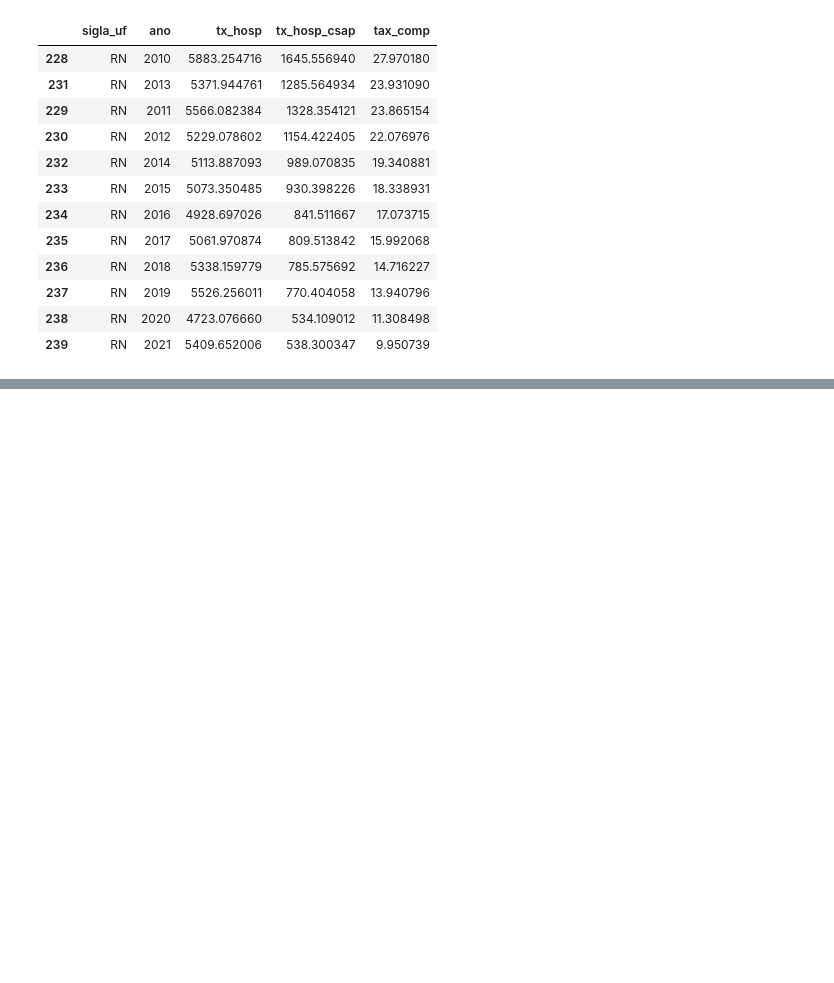
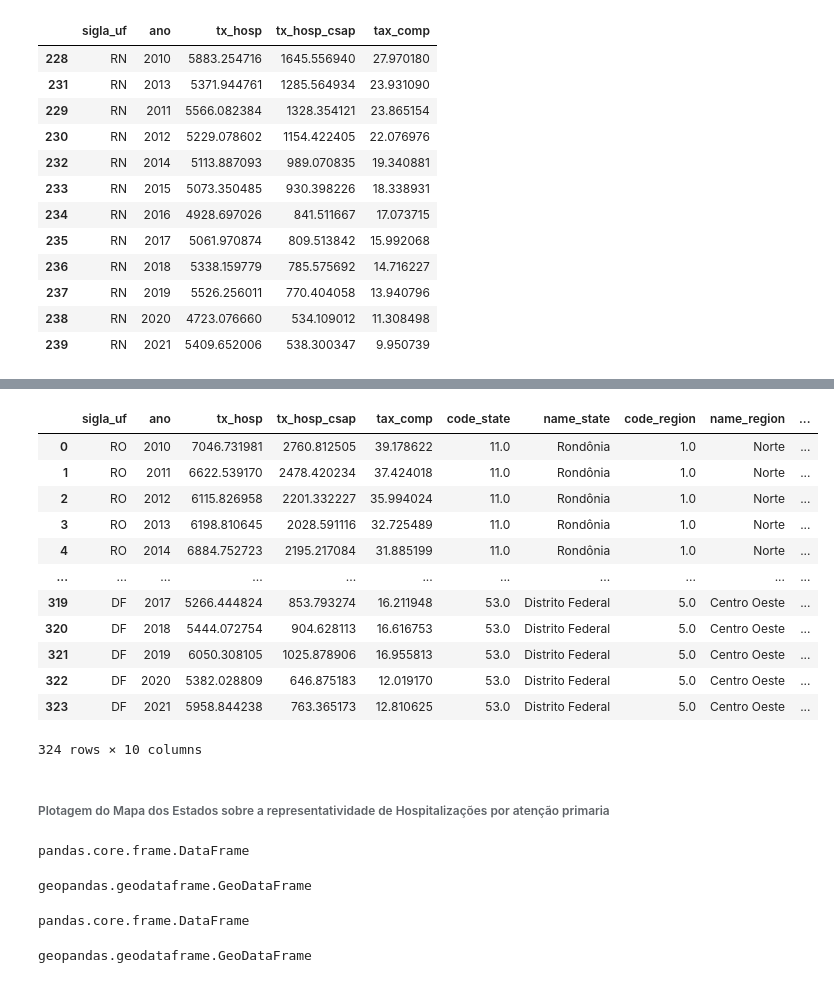
Before and after one commit to CyberBantu/Analise-de-Cobertura-Vacinal, a Jupyter notebook: Analise_Cobertura_Vacinal.ipynb, the cells around one changed output, grey strips where cells are left out. Drawn from its saved outputs; the diff is of its cells as text; code cells hidden in the pictures; blank space fills up the shorter version.

```diff
--- a/Analise_Cobertura_Vacinal.ipynb
+++ b/Analise_Cobertura_Vacinal.ipynb
@@ -666,0 +692,3 @@ TypeError: ignored
+# %%
+mapa_base = geobr.read_state().rename(columns = {'abbrev_state' : 'sigla_uf'})
+mapa_base.head()
@@ -666,0 +702,33 @@ TypeError: ignored
+# %%
+mapa_nacional_hosp = agrup_tx_hospitalidade.merge(mapa_base, on = 'sigla_uf', how='right')
+mapa_nacional_hosp
+# %% [output]
+|  | sigla_uf | ano | tx_hosp | tx_hosp_csap | tax_comp | code_state | name_state | code_region | name_region | ... |
+| 0 | RO | 2010 | 7046.731981 | 2760.812505 | 39.178622 | 11.0 | Rondônia | 1.0 | Norte | ... |
+| 1 | RO | 2011 | 6622.539170 | 2478.420234 | 37.424018 | 11.0 | Rondônia | 1.0 | Norte | ... |
+| 2 | RO | 2012 | 6115.826958 | 2201.332227 | 35.994024 | 11.0 | Rondônia | 1.0 | Norte | ... |
+| 3 | RO | 2013 | 6198.810645 | 2028.591116 | 32.725489 | 11.0 | Rondônia | 1.0 | Norte | ... |
+| 4 | RO | 2014 | 6884.752723 | 2195.217084 | 31.885199 | 11.0 | Rondônia | 1.0 | Norte | ... |
+| ... | ... | ... | ... | ... | ... | ... | ... | ... | ... | ... |
+| 319 | DF | 2017 | 5266.444824 | 853.793274 | 16.211948 | 53.0 | Distrito Federal | 5.0 | Centro Oeste | ... |
+| 320 | DF | 2018 | 5444.072754 | 904.628113 | 16.616753 | 53.0 | Distrito Federal | 5.0 | Centro Oeste | ... |
+| 321 | DF | 2019 | 6050.308105 | 1025.878906 | 16.955813 | 53.0 | Distrito Federal | 5.0 | Centro Oeste | ... |
+| 322 | DF | 2020 | 5382.028809 | 646.875183 | 12.019170 | 53.0 | Distrito Federal | 5.0 | Centro Oeste | ... |
+| 323 | DF | 2021 | 5958.844238 | 763.365173 | 12.810625 | 53.0 | Distrito Federal | 5.0 | Centro Oeste | ... |
+324 rows × 10 columns
+# %% [markdown]
+###### Plotagem do Mapa dos Estados sobre a representatividade de Hospitalizações por atenção primaria
+# %%
+# ANteriormente eu juntei um novo banco com as taxas de hospitalizações
+# vou plotar um grafico - Nesse ponto vou apenas ver os tipos
+type(mapa_nacional_hosp)
+# %% [output]
+pandas.core.frame.DataFrame
+# %%
+type(mapa_base)
+# %% [output]
+geopandas.geodataframe.GeoDataFrame
+# %%
+type(mapa_nacional_hosp)
+# %% [output]
+pandas.core.frame.DataFrame
@@ -666,0 +740,4 @@ TypeError: ignored
+# %%
+type(mapa_nacional_hosp_gpd)
+# %% [output]
+geopandas.geodataframe.GeoDataFrame
```
Also changed, not shown: parts of 22 cells of this notebook.
